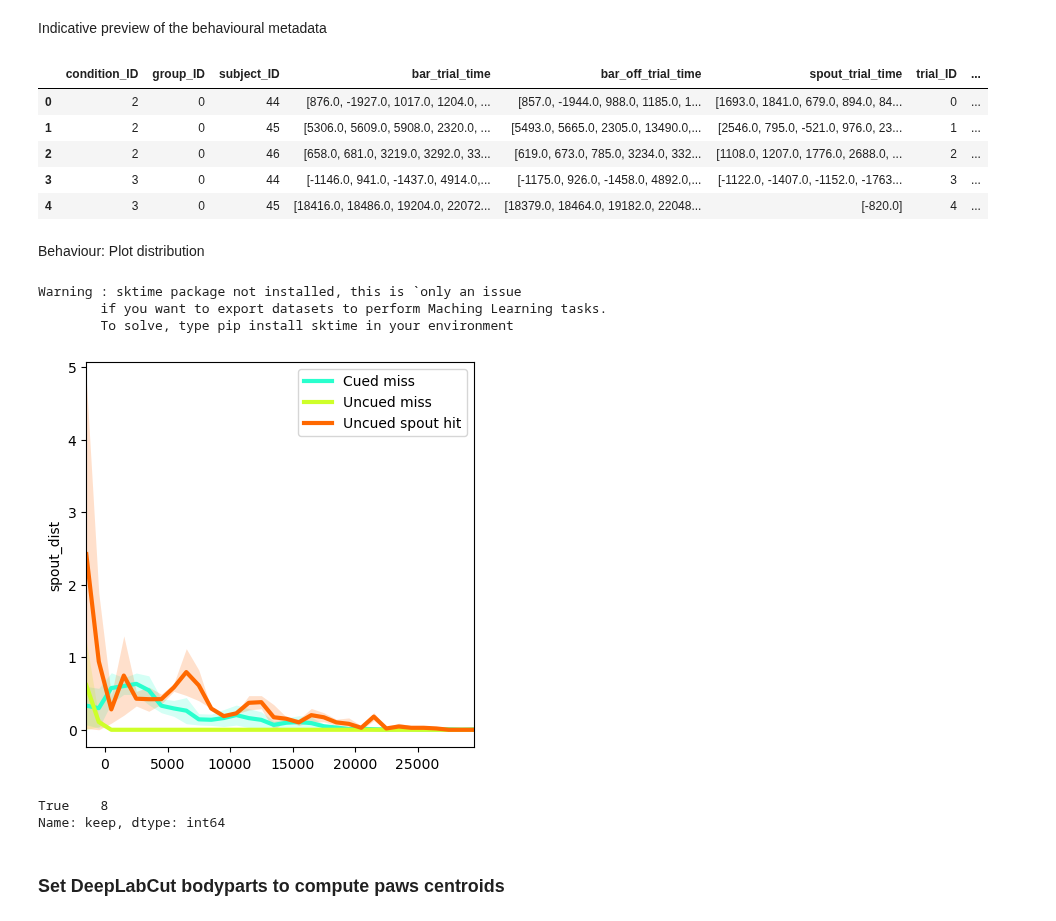
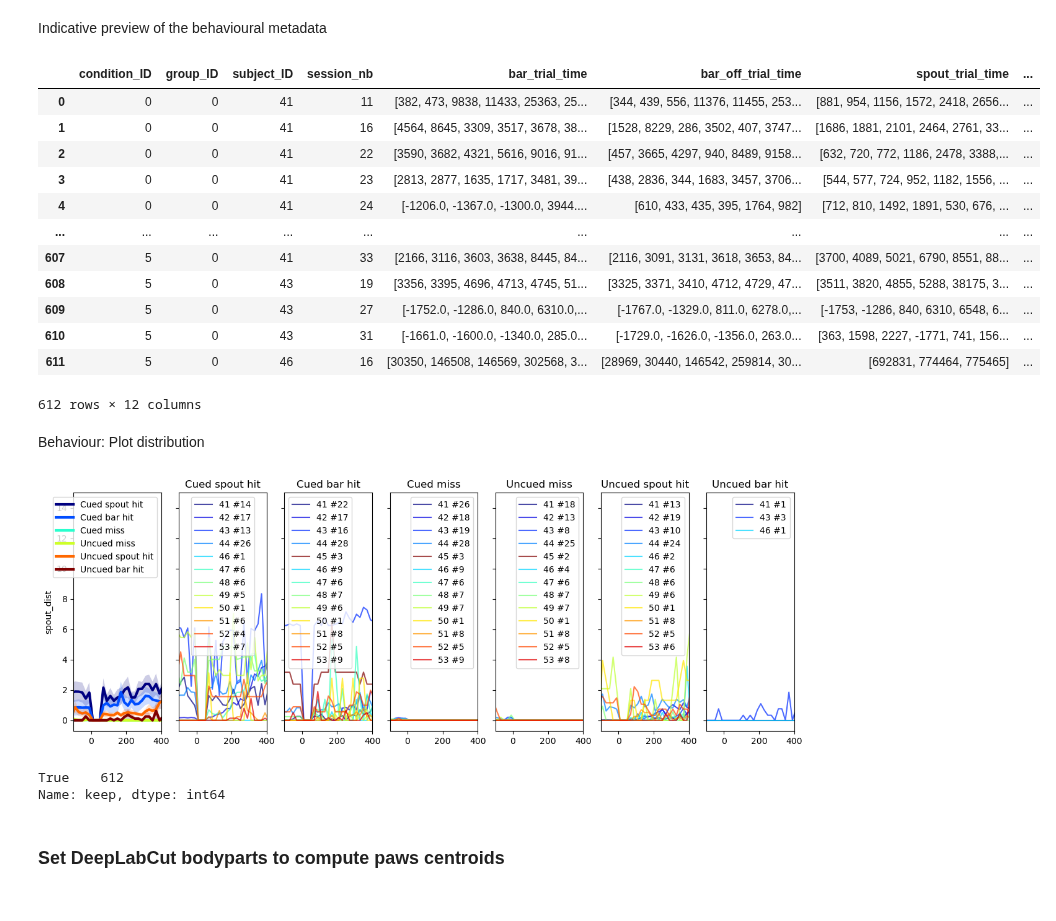
Before and after one commit to juliencarponcy/trialexp, a Jupyter notebook: notebooks/workflow_pyControl.ipynb, the cells around one changed output. Saved outputs shown, nothing was run; the diff lists cells and outputs as text; code cells hidden in the pictures.

```diff
--- a/notebooks/workflow_pyControl.ipynb
+++ b/notebooks/workflow_pyControl.ipynb
@@ -75,6 +75,7 @@ This will include all the pycontrol files present in the folder_path directory (
 
 # or this if you want to use data from the sample_data folder within the package
 pycontrol_files_path = os.path.join(basefolder,'sample_data/pycontrol')
+pycontrol_files_path = r'T:\Data\head-fixed\kms_pycontrol'
 # Load all raw text sessions in the indicated folder or a sessions.pkl file
 # if already existing in folder_path
 exp_cohort = Experiment(pycontrol_files_path)
@@ -84,0 +92,4 @@ exp_cohort.by_trial = True
+# %%
+exp_cohort.sessions = exp_cohort.get_sessions(task_names='reaching_go_spout_cued_uncued')
+exp_cohort.save()
+len(exp_cohort.sessions )
@@ -166,0 +227,21 @@ trial_window = [-2000, 30000]
+# %%
+# List of uncued conditions as listed on the tasks .csv file for task pavlovian_nobar_nodelay:
+# free_reward_timer; reward spout cued; reward bar cued; reward bar_off; reward spout uncued; reward bar uncued; reward free; reward free_uncued
+
+# Many combinations possible
+conditions_dict0 = {'success': True}
+conditions_dict1 = {'success': False}
+
+
+# Aggregate all condition dictionaries in a list
+condition_list = [conditions_dict0, conditions_dict1]
+# Aliases for conditions
+cond_aliases = ['hit', 'miss']
+# Groups as a list of lists
+groups = None
+
+# right_handed = [281]
+# groups = [[280, 282, 299, 300, 301],\
+#     [284, 285, 296, 297, 306, 307]]
+# Window to exctract (in ms)
+trial_window = [-2000, 4000]
@@ -181,10 +282,10 @@ ev_dataset.set_conditions(conditions=condition_list, aliases=cond_aliases)
 Behaviour: Compute distribution
 # %%
 dist_as_continuous = ev_dataset.compute_distribution(
-        trial_window = [-2000, 30000],
-        bin_size = 1000, # do not work as expected with cued-uncued
+        trial_window = [-2000, 4000],
+        bin_size = 20, # do not work as expected with cued-uncued
         normalize = True,
-        per_session = False,
+        per_session = True,
         out_as_continuous = True)
 dist_as_continuous.set_conditions(conditions=condition_list, aliases=cond_aliases)
 # Remove test files
@@ -228,38 +329,42 @@ dist_as_continuous.filter_min(min_trials = 1)
 # %% [markdown]
 Indicative preview of the behavioural metadata
 # %%
-dist_as_continuous.metadata_df.head()
+dist_as_continuous.metadata_df.head(50)
 # %% [output]
-|  | condition_ID | group_ID | subject_ID | bar_trial_time | bar_off_trial_time | spout_trial_time | trial_ID | ... |
-| 0 | 2 | 0 | 44 | [876.0, -1927.0, 1017.0, 1204.0, ... | [857.0, -1944.0, 988.0, 1185.0, 1... | [1693.0, 1841.0, 679.0, 894.0, 84... | 0 | ... |
-| 1 | 2 | 0 | 45 | [5306.0, 5609.0, 5908.0, 2320.0, ... | [5493.0, 5665.0, 2305.0, 13490.0,... | [2546.0, 795.0, -521.0, 976.0, 23... | 1 | ... |
-| 2 | 2 | 0 | 46 | [658.0, 681.0, 3219.0, 3292.0, 33... | [619.0, 673.0, 785.0, 3234.0, 332... | [1108.0, 1207.0, 1776.0, 2688.0, ... | 2 | ... |
-| 3 | 3 | 0 | 44 | [-1146.0, 941.0, -1437.0, 4914.0,... | [-1175.0, 926.0, -1458.0, 4892.0,... | [-1122.0, -1407.0, -1152.0, -1763... | 3 | ... |
-| 4 | 3 | 0 | 45 | [18416.0, 18486.0, 19204.0, 22072... | [18379.0, 18464.0, 19182.0, 22048... | [-820.0] | 4 | ... |
+|  | condition_ID | group_ID | subject_ID | session_nb | bar_trial_time | bar_off_trial_time | spout_trial_time | ... |
+| 0 | 0 | 0 | 41 | 11 | [382, 473, 9838, 11433, 25363, 25... | [344, 439, 556, 11376, 11455, 253... | [881, 954, 1156, 1572, 2418, 2656... | ... |
+| 1 | 0 | 0 | 41 | 16 | [4564, 8645, 3309, 3517, 3678, 38... | [1528, 8229, 286, 3502, 407, 3747... | [1686, 1881, 2101, 2464, 2761, 33... | ... |
+| 2 | 0 | 0 | 41 | 22 | [3590, 3682, 4321, 5616, 9016, 91... | [457, 3665, 4297, 940, 8489, 9158... | [632, 720, 772, 1186, 2478, 3388,... | ... |
+| 3 | 0 | 0 | 41 | 23 | [2813, 2877, 1635, 1717, 3481, 39... | [438, 2836, 344, 1683, 3457, 3706... | [544, 577, 724, 952, 1182, 1556, ... | ... |
+| 4 | 0 | 0 | 41 | 24 | [-1206.0, -1367.0, -1300.0, 3944.... | [610, 433, 435, 395, 1764, 982] | [712, 810, 1492, 1891, 530, 676, ... | ... |
+| ... | ... | ... | ... | ... | ... | ... | ... | ... |
+| 607 | 5 | 0 | 41 | 33 | [2166, 3116, 3603, 3638, 8445, 84... | [2116, 3091, 3131, 3618, 3653, 84... | [3700, 4089, 5021, 6790, 8551, 88... | ... |
+| 608 | 5 | 0 | 43 | 19 | [3356, 3395, 4696, 4713, 4745, 51... | [3325, 3371, 3410, 4712, 4729, 47... | [3511, 3820, 4855, 5288, 38175, 3... | ... |
+| 609 | 5 | 0 | 43 | 27 | [-1752.0, -1286.0, 840.0, 6310.0,... | [-1767.0, -1329.0, 811.0, 6278.0,... | [-1753, -1286, 840, 6310, 6548, 6... | ... |
+| 610 | 5 | 0 | 43 | 31 | [-1661.0, -1600.0, -1340.0, 285.0... | [-1729.0, -1626.0, -1356.0, 263.0... | [363, 1598, 2227, -1771, 741, 156... | ... |
+| 611 | 5 | 0 | 46 | 16 | [30350, 146508, 146569, 302568, 3... | [28969, 30440, 146542, 259814, 30... | [692831, 774464, 775465] | ... |
+612 rows × 12 columns
 # %% [markdown]
 Behaviour: Plot distribution
 # %%
 dist_as_continuous.lineplot(
     vars = [ 'spout_dist'],
-    time_lim = None,
+    time_lim = [-100,400],
     error = True,
     ylim = None,#[[-0.1,1.6]], #[[-0.1, 0.7]], #[[-0.1, 1]],#,[-0.005, 0.007]],#[[-0.001, 0.0011],[-0.001, 0.0011]],
     colormap = 'jet',
     legend = True,
-    plot_subjects = False,
+    plot_subjects = True,
     plot_groups = True,
-    figsize = (5,5),
+    figsize = (15,5),
     dpi = 100,
     verbose = False)
 # Return a count of overall number of trials
 dist_as_continuous.metadata_df['keep'].value_counts()
 # %% [output]
+[figure, new version]
-Warning : sktime package not installed, this is `only an issue
-        if you want to export datasets to perform Maching Learning tasks.
-        To solve, type pip install sktime in your environment
+True    612
+Name: keep, dtype: int64
-[figure, old version]
-True    8
-Name: keep, dtype: int64
 # %% [markdown]
 ### Set DeepLabCut bodyparts to compute paws centroids
 # %%
```
Also changed, not shown: parts of 12 cells of this notebook, 3 other files.
